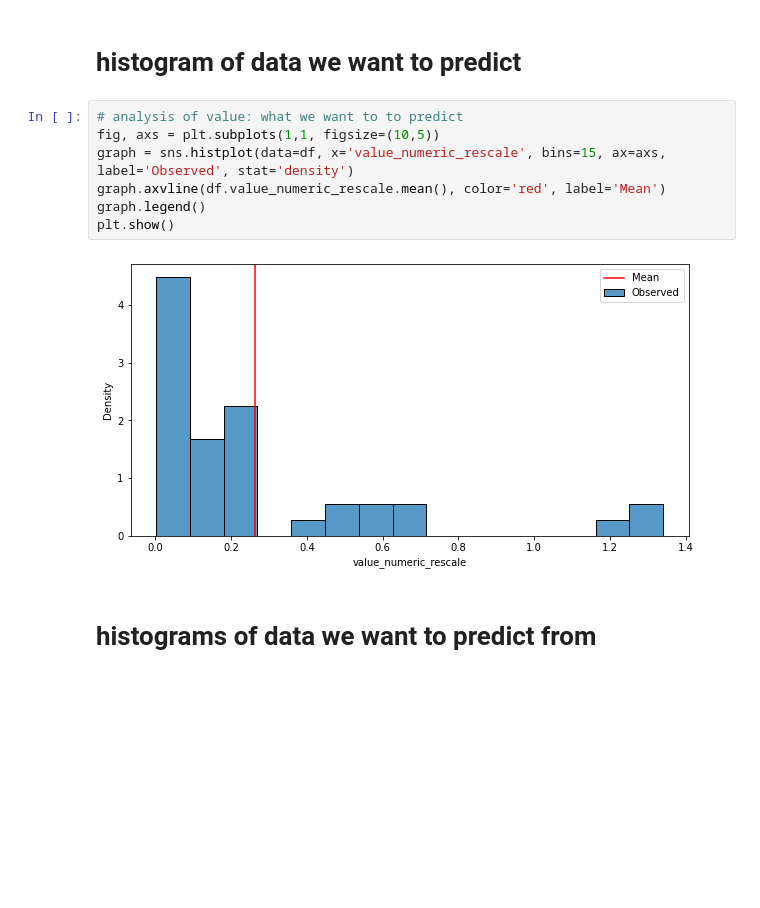
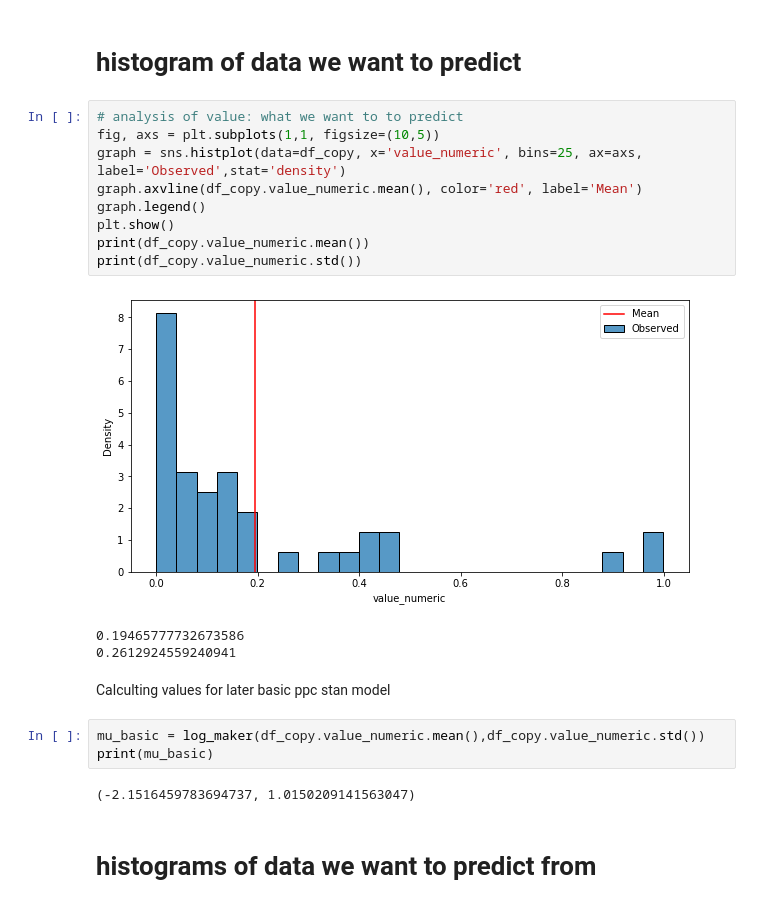
Before and after one commit to Motyleczek/racehorse_bayes, a Jupyter notebook: data_analysis.ipynb, the cells around one changed output. Saved outputs shown, nothing was run; the diff lists cells and outputs as text; blank space fills up the shorter version.

Commit message:
Model_to_fix_in_collab

```diff
--- a/data_analysis.ipynb
+++ b/data_analysis.ipynb
@@ -83,12 +81,23 @@ df_copy.head()
 # %%
 # analysis of value: what we want to to predict
 fig, axs = plt.subplots(1,1, figsize=(10,5))
-graph = sns.histplot(data=df, x='value_numeric_rescale', bins=15, ax=axs, label='Observed', stat='density')
-graph.axvline(df.value_numeric_rescale.mean(), color='red', label='Mean')
+graph = sns.histplot(data=df_copy, x='value_numeric', bins=25, ax=axs, label='Observed',stat='density')
+graph.axvline(df_copy.value_numeric.mean(), color='red', label='Mean')
 graph.legend()
 plt.show()
+print(df_copy.value_numeric.mean())
+print(df_copy.value_numeric.std())
 # %% [output]
-[figure, old version]
+[figure, new version]
+0.19465777732673586
+0.2612924559240941
+# %% [markdown]
+Calculting values for later basic ppc stan model
+# %%
+mu_basic = log_maker(df_copy.value_numeric.mean(),df_copy.value_numeric.std())
+print(mu_basic)
+# %% [output]
+(-2.1516459783694737, 1.0150209141563047)
 # %% [markdown]
 # histograms of data we want to predict from
 # %%
```
Also changed, not shown: parts of 34 cells of this notebook, 10 other files.
